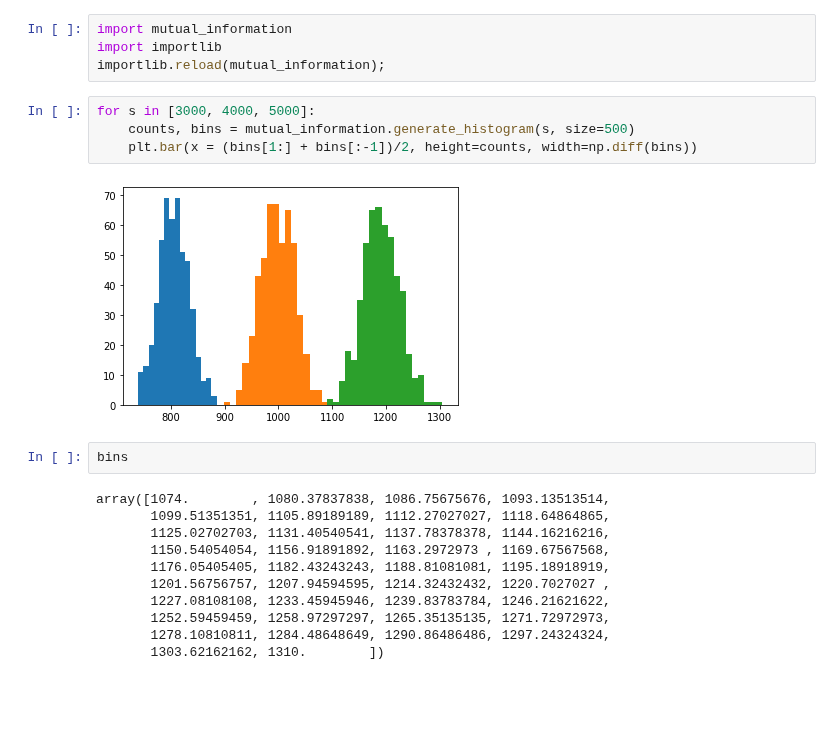
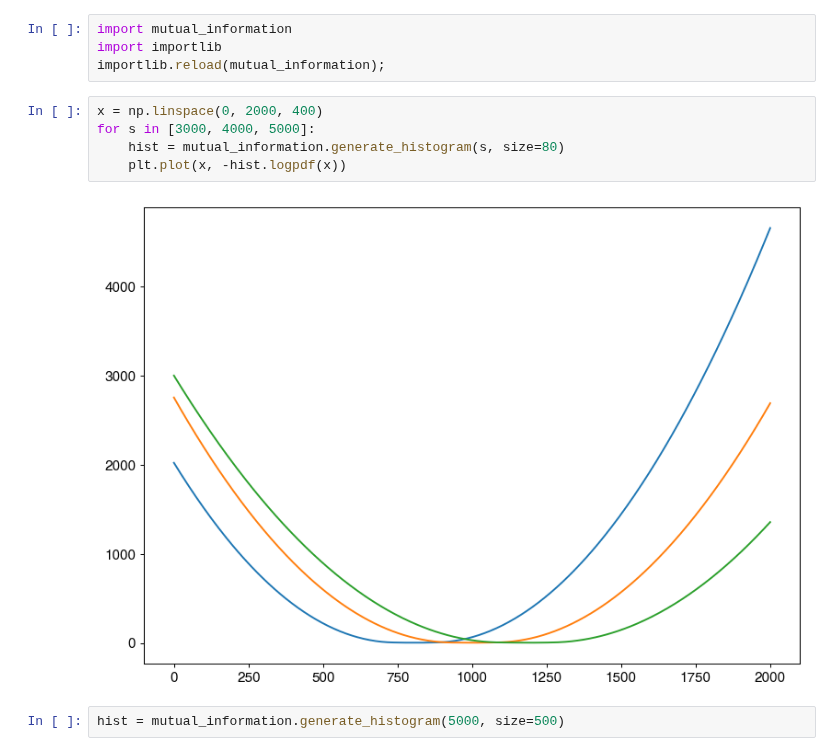
Before and after one commit to manuel-rhdt/master-thesis, a Jupyter notebook: analyzer/mutual_information.ipynb, the cells around one changed output. Drawn from its saved outputs; the diff is of its cells as text; blank space fills up the shorter version.

```diff
--- a/analyzer/mutual_information.ipynb
+++ b/analyzer/mutual_information.ipynb
@@ -142,22 +152,12 @@ plt.legend();
 import mutual_information
 import importlib
 importlib.reload(mutual_information);
-# %%
-for s in [3000, 4000, 5000]:
-    counts, bins = mutual_information.generate_histogram(s, size=500)
-    plt.bar(x = (bins[1:] + bins[:-1])/2, height=counts, width=np.diff(bins))
-# %% [output]
-[figure, removed]
-# %%
-bins
-# %% [output]
-array([1074.        , 1080.37837838, 1086.75675676, 1093.13513514,
-       1099.51351351, 1105.89189189, 1112.27027027, 1118.64864865,
-       1125.02702703, 1131.40540541, 1137.78378378, 1144.16216216,
-       1150.54054054, 1156.91891892, 1163.2972973 , 1169.67567568,
-       1176.05405405, 1182.43243243, 1188.81081081, 1195.18918919,
-       1201.56756757, 1207.94594595, 1214.32432432, 1220.7027027 ,
-       1227.08108108, 1233.45945946, 1239.83783784, 1246.21621622,
-       1252.59459459, 1258.97297297, 1265.35135135, 1271.72972973,
-       1278.10810811, 1284.48648649, 1290.86486486, 1297.24324324,
-       1303.62162162, 1310.        ])
+# %%
+x = np.linspace(0, 2000, 400)
+for s in [3000, 4000, 5000]:
+    hist = mutual_information.generate_histogram(s, size=80)
+    plt.plot(x, -hist.logpdf(x))
+# %% [output]
+[figure, added]
+# %%
+hist = mutual_information.generate_histogram(5000, size=500)
```
Also changed, not shown: parts of 10 cells of this notebook, 3 other files.
